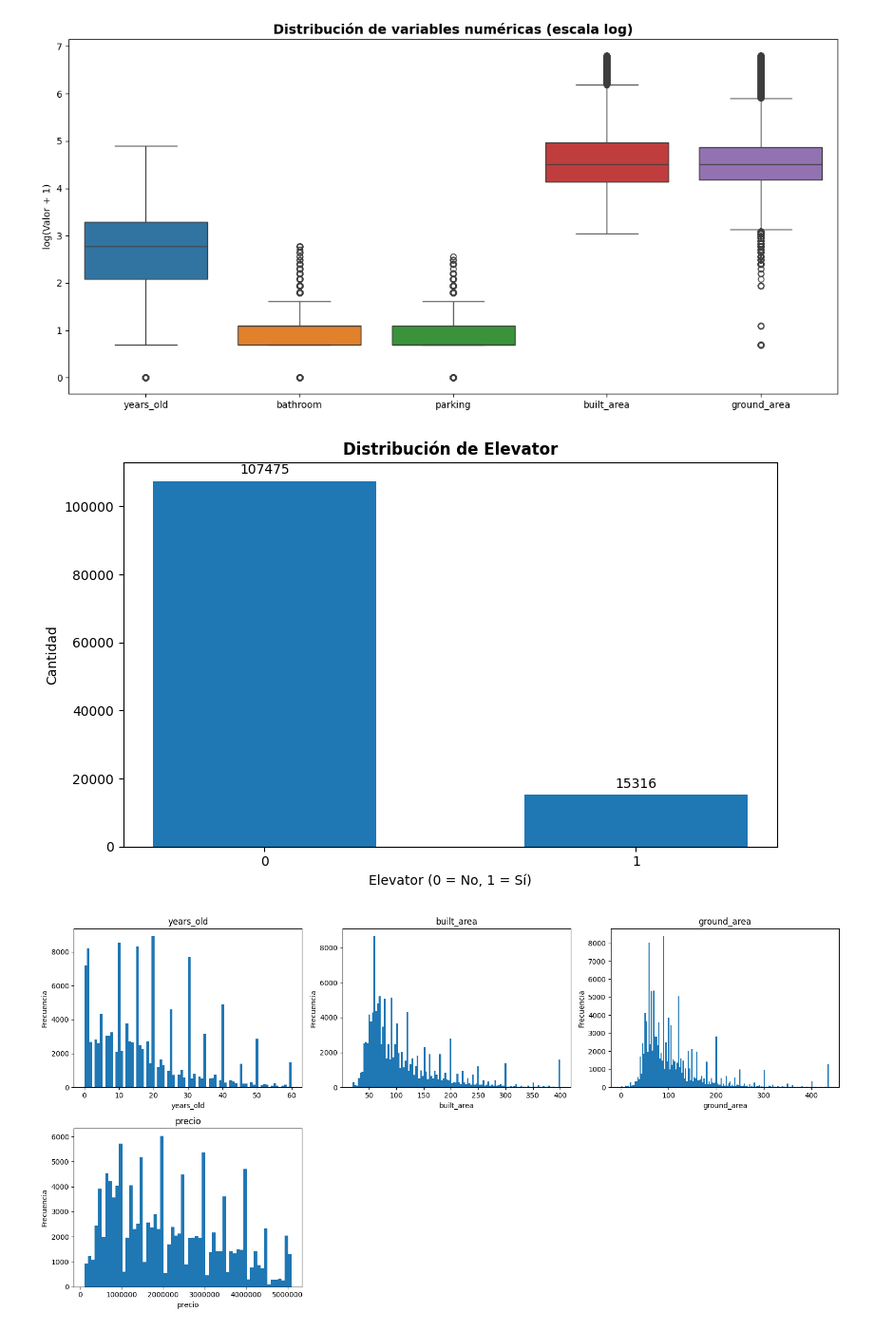
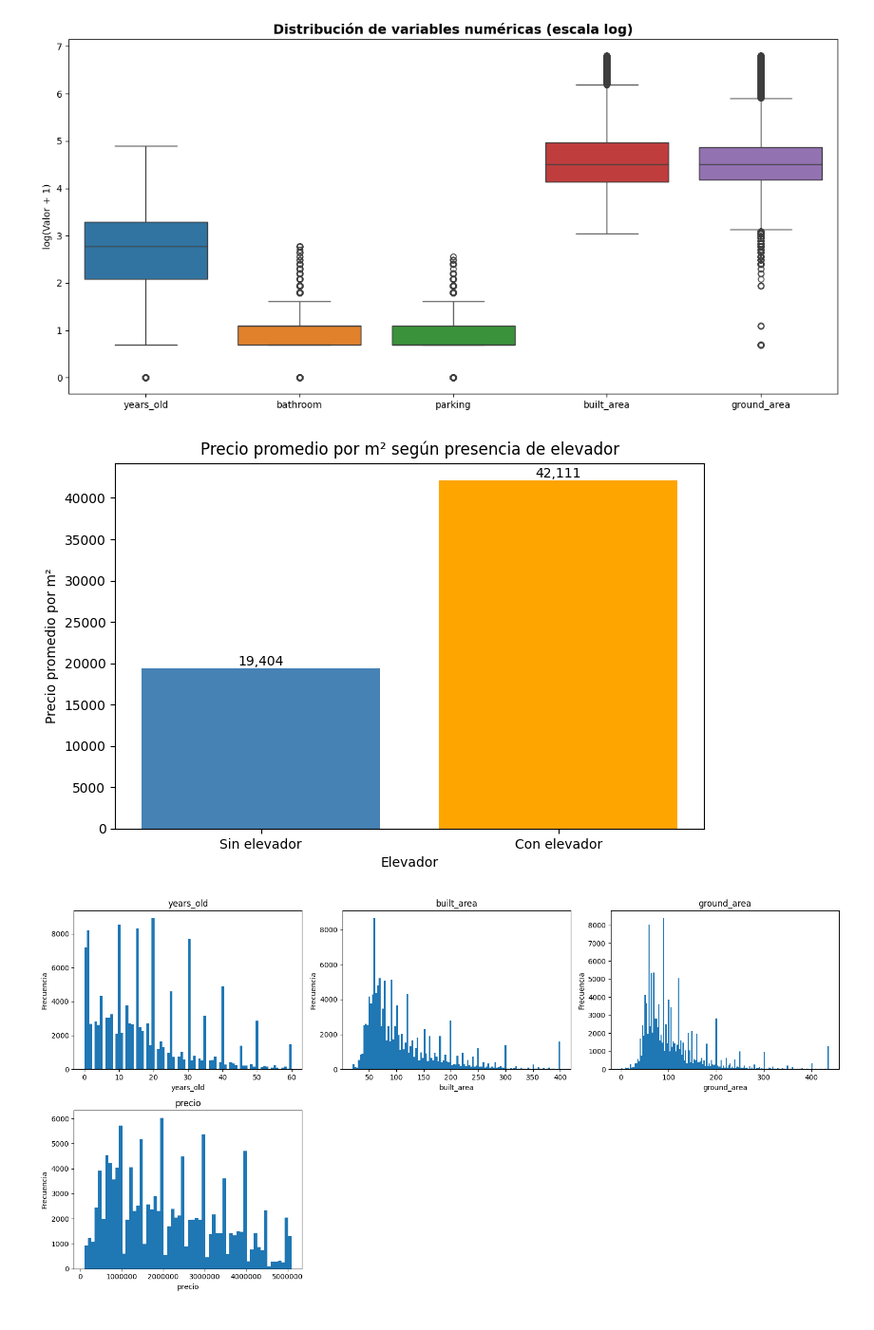
Before and after one commit to Marcocruz88/Proyecto, a Jupyter notebook: EDA.ipynb, the cells around one changed output. Shown at 95% size. Cells and saved outputs as stored; diff of their text form; code cells hidden in the pictures.

```diff
--- a/EDA.ipynb
+++ b/EDA.ipynb
@@ -158,32 +158,36 @@ plt.tight_layout()
 plt.show()
 # %% [output]
 [figure]
-# %%
-fig, ax = plt.subplots(figsize=(8, 5))
-
-# Eliminamos nulos
-elevator_counts = df['elevator'].dropna().value_counts().sort_index()
-
-ax.bar(
-    elevator_counts.index.astype(int),
-    elevator_counts.values,
-    width=0.6
-)
-
-ax.set_title('Distribución de Elevator', fontsize=12, fontweight='bold')
-ax.set_xlabel('Elevator (0 = No, 1 = Sí)')
-ax.set_ylabel('Cantidad')
-
-ax.set_xticks([0, 1])
-
-# Etiquetas encima de las barras
-for i, v in enumerate(elevator_counts.values):
-    ax.text(elevator_counts.index[i], v + 2000, str(v), ha='center')
-
-plt.tight_layout()
-plt.show()
-# %% [output]
-[figure, removed]
+# %%
+import matplotlib.pyplot as plt
+
+# calcular precio promedio por m2 según elevador
+precio_m2_elevator = df.groupby('elevator')['precio_m2'].mean()
+
+plt.figure(figsize=(8,5))
+
+# colores distintos
+colors = ['steelblue', 'orange']
+
+bars = plt.bar(
+    ['Sin elevador', 'Con elevador'],
+    precio_m2_elevator.values,
+    color=colors
+)
+
+plt.title('Precio promedio por m² según presencia de elevador')
+plt.xlabel('Elevador')
+plt.ylabel('Precio promedio por m²')
+
+# valores encima de las barras
+for bar in bars:
+    yval = bar.get_height()
+    plt.text(bar.get_x() + bar.get_width()/2, yval, f'{yval:,.0f}',
+             ha='center', va='bottom')
+
+plt.show()
+# %% [output]
+[figure, added]
 # %%
 # Variables a graficar (ajustadas al df real)
 cols = [
```
Also changed, not shown: parts of 4 cells of this notebook.
